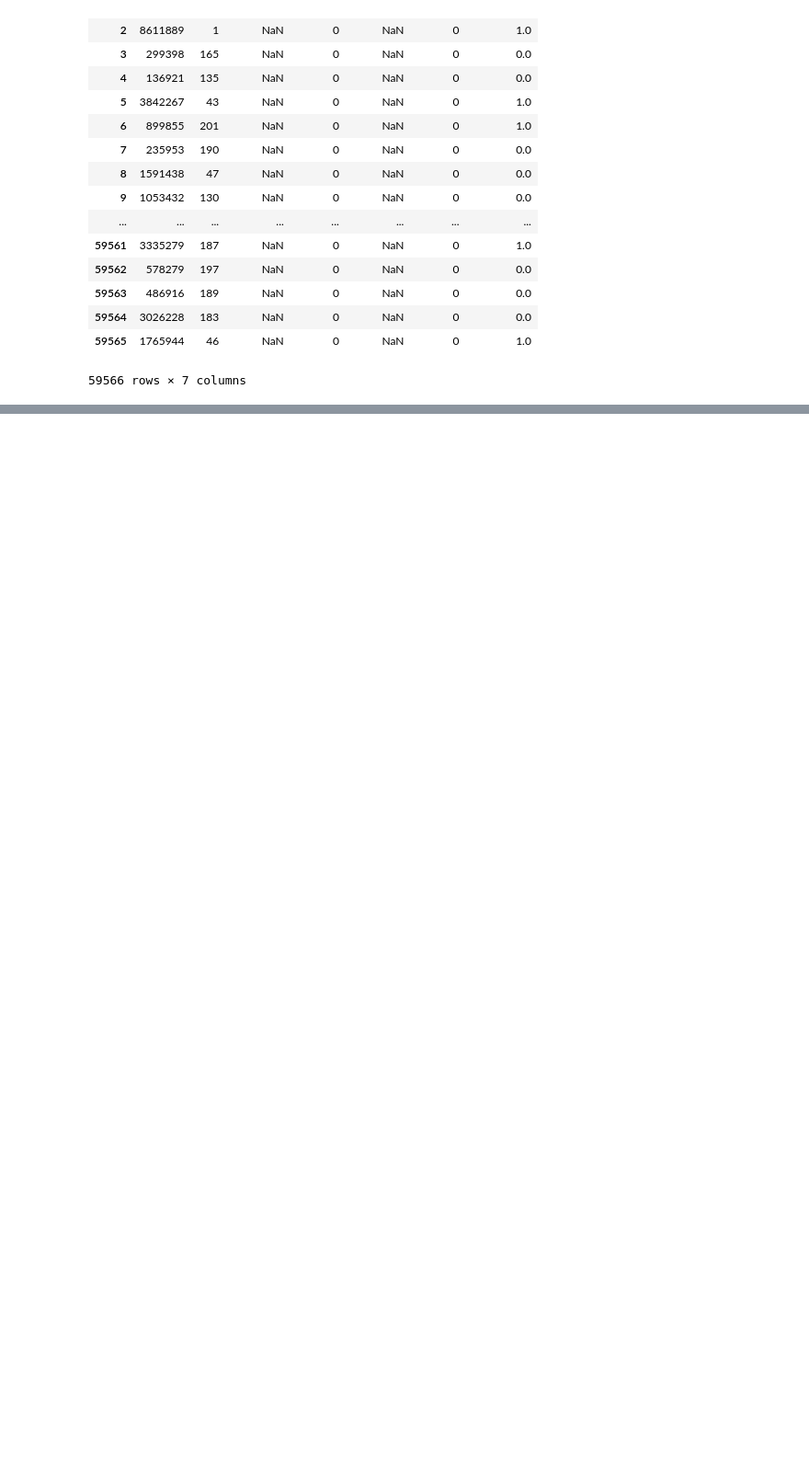
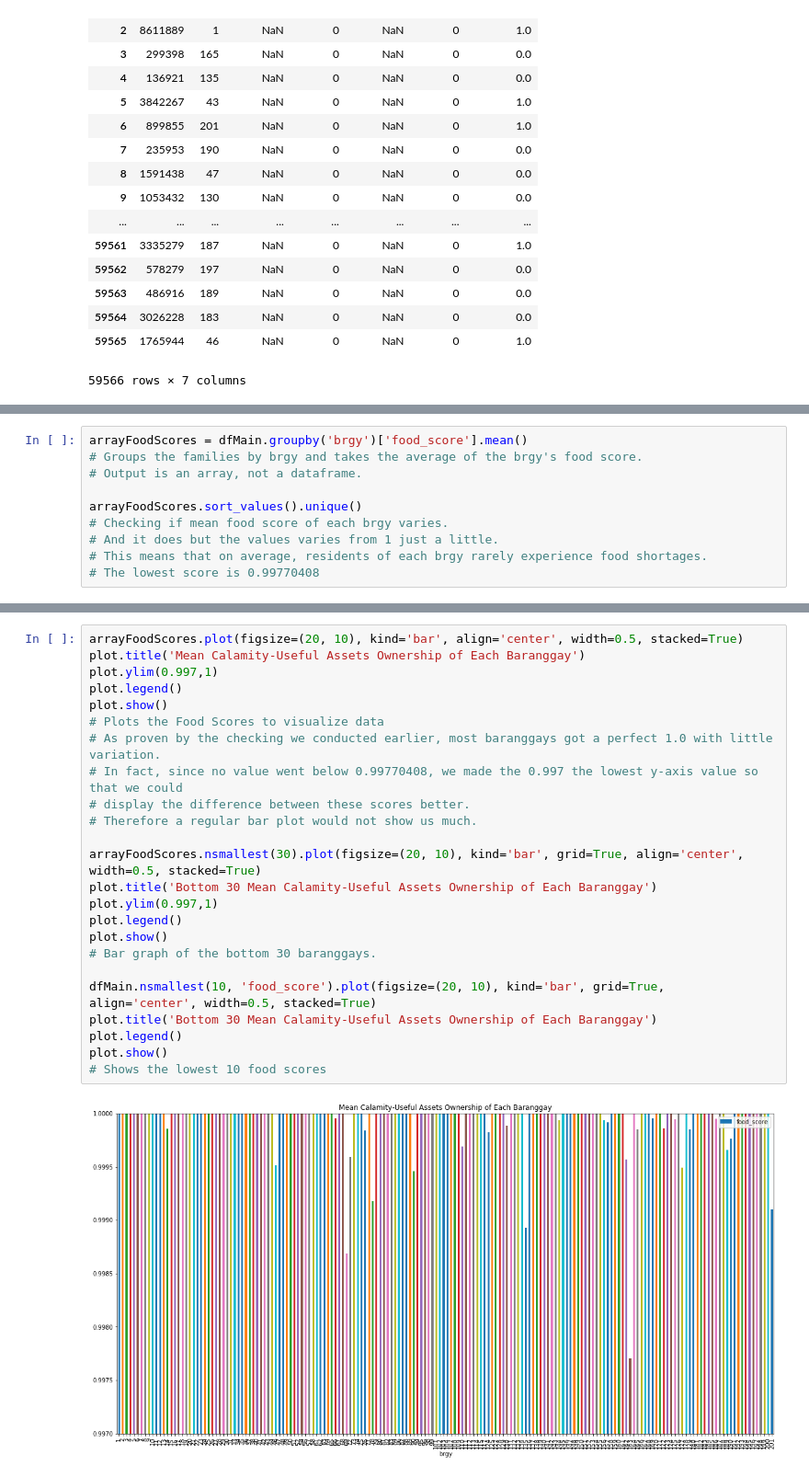
Before and after one commit to christianalderite/DATASCI-Final-Project, a Jupyter notebook: DATASCI Project Score 3.ipynb, the cells around one changed output, grey strips where cells are left out. Shown: that part at 92% size. Cells and saved outputs as stored; diff of their text form; blank space fills up the shorter version.

```diff
--- a/DATASCI Project Score 3.ipynb
+++ b/DATASCI Project Score 3.ipynb
@@ -273,0 +320,10 @@ for i, row in dfMain.iterrows():
+# %%
+arrayFoodScores = dfMain.groupby('brgy')['food_score'].mean()
+# Groups the families by brgy and takes the average of the brgy's food score.
+# Output is an array, not a dataframe.
+
+arrayFoodScores.sort_values().unique()
+# Checking if mean food score of each brgy varies.
+# And it does but the values varies from 1 just a little.
+# This means that on average, residents of each brgy rarely experience food shortages.
+# The lowest score is 0.99770408
@@ -273,0 +337,26 @@ for i, row in dfMain.iterrows():
+# %%
+arrayFoodScores.plot(figsize=(20, 10), kind='bar', align='center', width=0.5, stacked=True)
+plot.title('Mean Calamity-Useful Assets Ownership of Each Baranggay')
+plot.ylim(0.997,1)
+plot.legend()
+plot.show()
+# Plots the Food Scores to visualize data
+# As proven by the checking we conducted earlier, most baranggays got a perfect 1.0 with little variation.
+# In fact, since no value went below 0.99770408, we made the 0.997 the lowest y-axis value so that we could
+# display the difference between these scores better.
+# Therefore a regular bar plot would not show us much.
+
+arrayFoodScores.nsmallest(30).plot(figsize=(20, 10), kind='bar', grid=True, align='center', width=0.5, stacked=True)
+plot.title('Bottom 30 Mean Calamity-Useful Assets Ownership of Each Baranggay')
+plot.ylim(0.997,1)
+plot.legend()
+plot.show()
+# Bar graph of the bottom 30 baranggays.
+
+dfMain.nsmallest(10, 'food_score').plot(figsize=(20, 10), kind='bar', grid=True, align='center', width=0.5, stacked=True)
+plot.title('Bottom 30 Mean Calamity-Useful Assets Ownership of Each Baranggay')
+plot.legend()
+plot.show()
+# Shows the lowest 10 food scores
+# %% [output]
+[figure, added]
```
Also changed, not shown: parts of 13 cells of this notebook, 2 other files.
